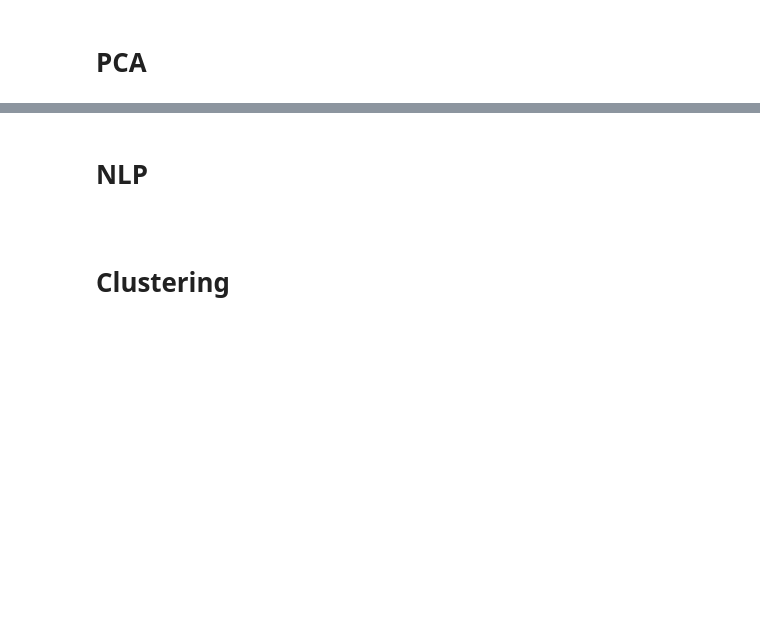
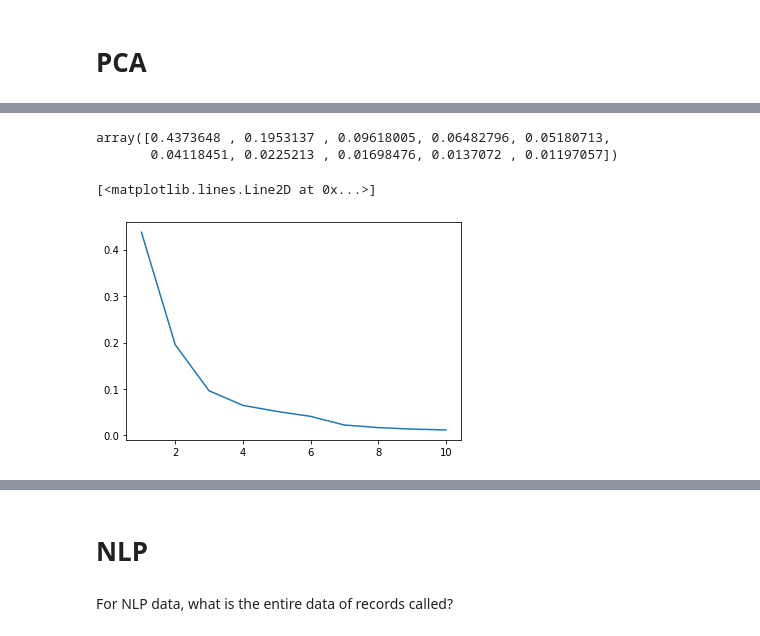
Before and after one commit to learn-co-students/phase_4_review_quanggang, a Jupyter notebook: index.ipynb, the cells around one changed output, grey strips where cells are left out. Cells and saved outputs as stored; diff of their text form; code cells hidden in the pictures; blank space fills up the shorter version.

```diff
--- a/index.ipynb
+++ b/index.ipynb
@@ -39,0 +63,17 @@ What initial preprocessing do we have to we have to apply to the above time seri
+# %%
+
+"""Wrong solution b/c of no scaling"""
+from sklearn.decomposition import PCA
+from sklearn.preprocessing import StandardScaler
+
+
+# instantiate a PCA object, and determine how much variance is explained by the first principal component.
+from sklearn.model_selection import train_test_split
+
+X_train, X_test, y_train, y_test = train_test_split(X,y,random_state=42)
+pca_1 = PCA(n_components=1)
+#ss = StandardScaler()
+
+pca_1.fit(X_train)
+
+sum(pca_1.explained_variance_ratio_)
@@ -40,8 +96,21 @@ What initial preprocessing do we have to we have to apply to the above time seri
+# %%
+pca = PCA(n_components=10)
+ss = StandardScaler()
+X_tr_sc = ss.fit_transform(X_train)
+pca.fit(X_tr_sc)
+pca.explained_variance_ratio_
+# %% [output]
+array([0.4373648 , 0.1953137 , 0.09618005, 0.06482796, 0.05180713,
+       0.04118451, 0.0225213 , 0.01698476, 0.0137072 , 0.01197057])
+# %%
+import matplotlib.pyplot as plt
+plt.plot(range(1,11), pca.explained_variance_ratio_)
+# %% [output]
+[<matplotlib.lines.Line2D at 0x...>]
+[figure, added]
 # %% [markdown]
 <a id='nlp'></a>
 # %% [markdown]
 # NLP
-# %% [markdown]
-<a id='clust'></a>
-# %% [markdown]
-# Clustering
+# %% [markdown]
+For NLP data, what is the entire data of records called?
```
Also changed, not shown: parts of 47 cells of this notebook, 6 other files.
